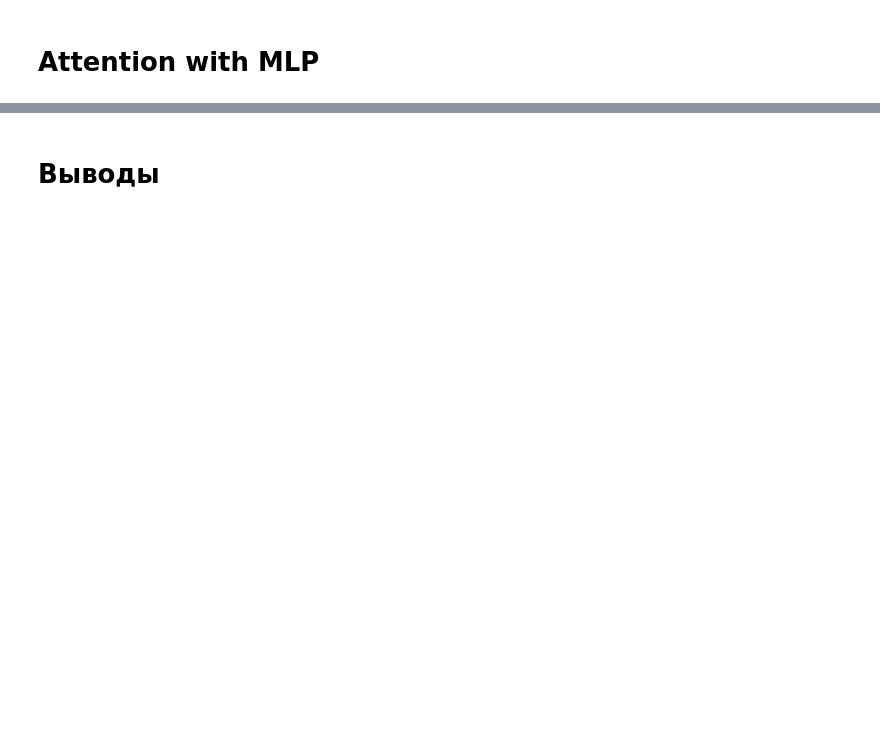
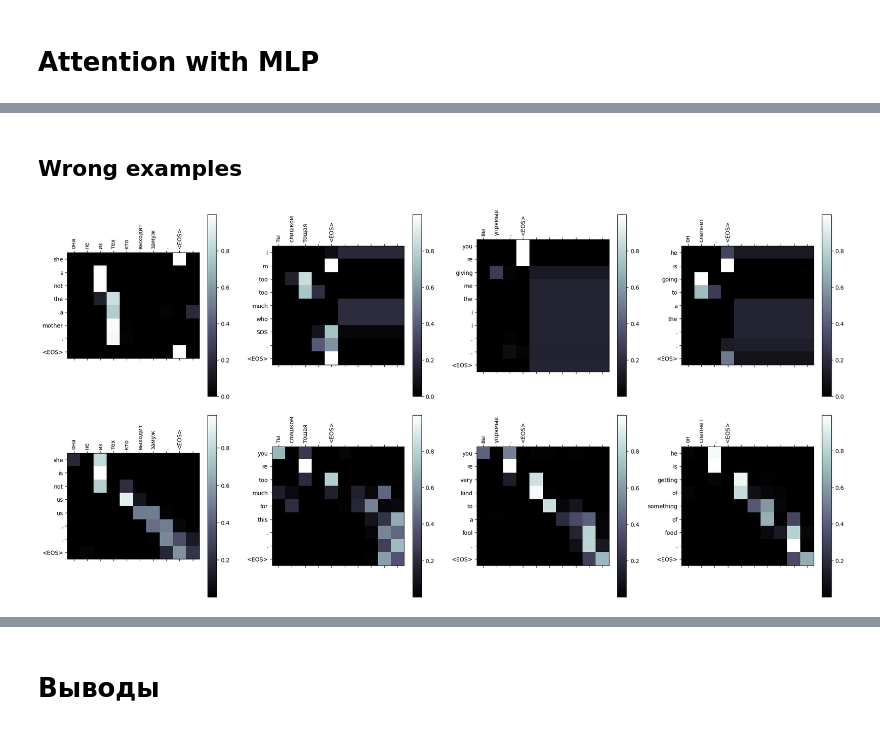
Before and after one commit to AlexBorealis/netology_dll_hw, a Jupyter notebook: kozlov_hw_7_dll.ipynb, the cells around one changed output, grey strips where cells are left out. Drawn from its saved outputs; the diff is of its cells as text; code cells hidden in the pictures; blank space fills up the shorter version.

```diff
--- a/kozlov_hw_7_dll.ipynb
+++ b/kozlov_hw_7_dll.ipynb
@@ -465,9 +469,10 @@ def evaluate_bleu(encoder, decoder, pairs):
 # **Attention with cosine similarity**
 # %%
 hidden_size = 256
+batch_size = 16
 
-encoder_dot = EncoderRNN(input_lang.n_words, hidden_size, num_layers=1, model_type="GRU").to(device)
-decoder_dot = AttnDecoderRNN(hidden_size, output_lang.n_words, dropout_p=0.1, num_layers=1, model_type="GRU", attn_type="dot").to(device)
+encoder_dot = EncoderRNN(input_lang.n_words, hidden_size, num_layers=2, model_type="GRU").to(device)
+decoder_dot = AttnDecoderRNN(hidden_size, output_lang.n_words, dropout_p=0.1, num_layers=2, model_type="GRU", attn_type="dot").to(device)
 
-trainIters(encoder_dot, decoder_dot, 150000, name="dot_product_attn_GRU_1_layer.png", batch_size=1, print_every=10000, plot_every=5000)
+trainIters(encoder_dot, decoder_dot, 1000000, name="dot_product_attn_GRU_2_layer.png", batch_size=batch_size, print_every=100000, plot_every=100000)
 # %% [output]
@@ -558,9 +520,10 @@ output = i m convinced you can waiting . <EOS>
 # **Attention with MLP**
 # %%
 hidden_size = 256
+batch_size = 16
 
-encoder_mlp = EncoderRNN(input_lang.n_words, hidden_size, num_layers=1, model_type="GRU").to(device)
-decoder_mlp = AttnDecoderRNN(hidden_size, output_lang.n_words, dropout_p=0.1, num_layers=1, model_type="GRU", attn_type="mlp").to(device)
+encoder_mlp = EncoderRNN(input_lang.n_words, hidden_size, num_layers=2, model_type="GRU").to(device)
+decoder_mlp = AttnDecoderRNN(hidden_size, output_lang.n_words, dropout_p=0.1, num_layers=2, model_type="GRU", attn_type="mlp").to(device)
 
-trainIters(encoder_mlp, decoder_mlp, 150000, name="mlp_attn_GRU_1_layer.png", batch_size=1, print_every=10000, plot_every=5000)
+trainIters(encoder_mlp, decoder_mlp, 1000000, name="mlp_attn_GRU_2_layer.png", batch_size=batch_size, print_every=100000, plot_every=100000)
 # %% [output]
@@ -652,0 +616,13 @@ plt.show()
+# %% [markdown]
+## **Wrong examples**
+# %%
+fig, axes = plt.subplots(2, 4, figsize=(20, 10))
+
+for i, input_sentence in enumerate(inputs[4:]):
+    evaluateAndShowAttention(encoder_dot, decoder_dot, input_sentence, axes[0, i])
+    evaluateAndShowAttention(encoder_mlp, decoder_mlp, input_sentence, axes[1, i])
+
+plt.tight_layout()
+plt.show()
+# %% [output]
+[figure, added]
```
Also changed, not shown: parts of 22 cells of this notebook.
